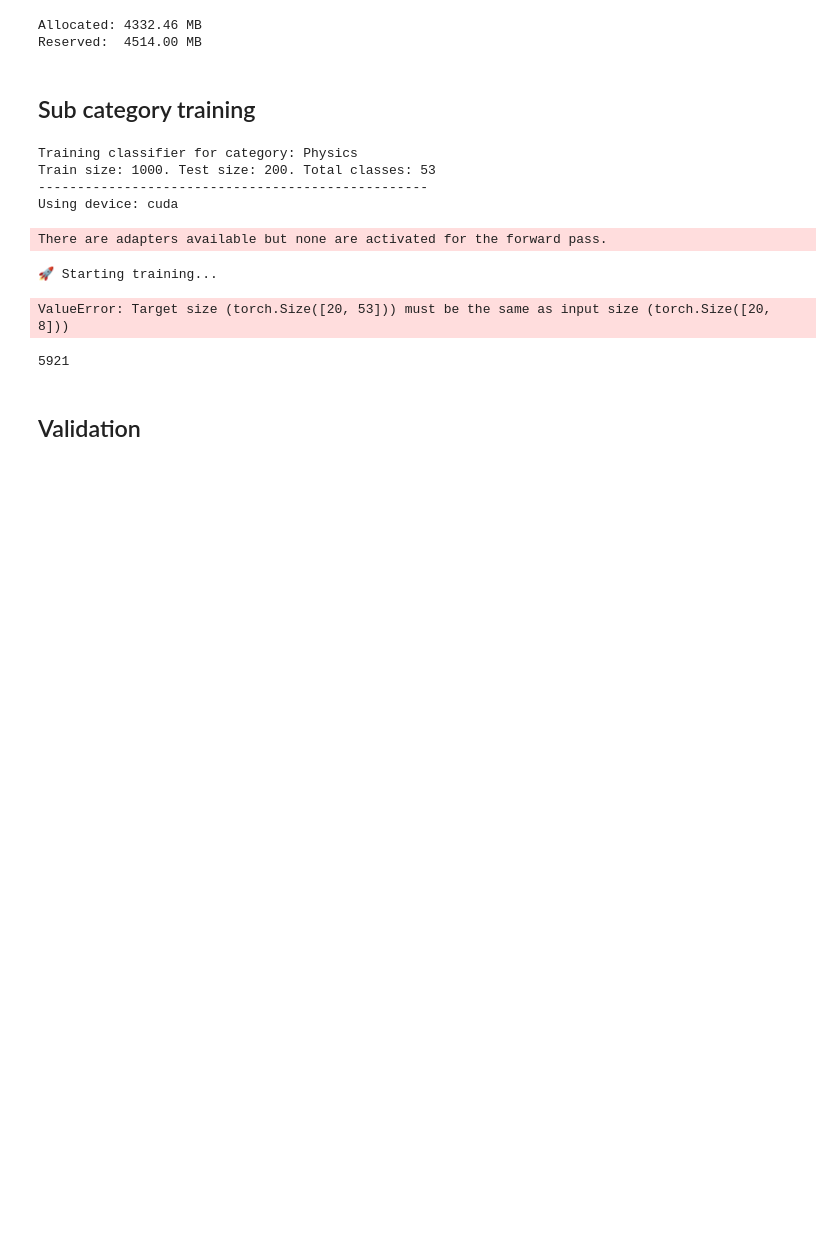
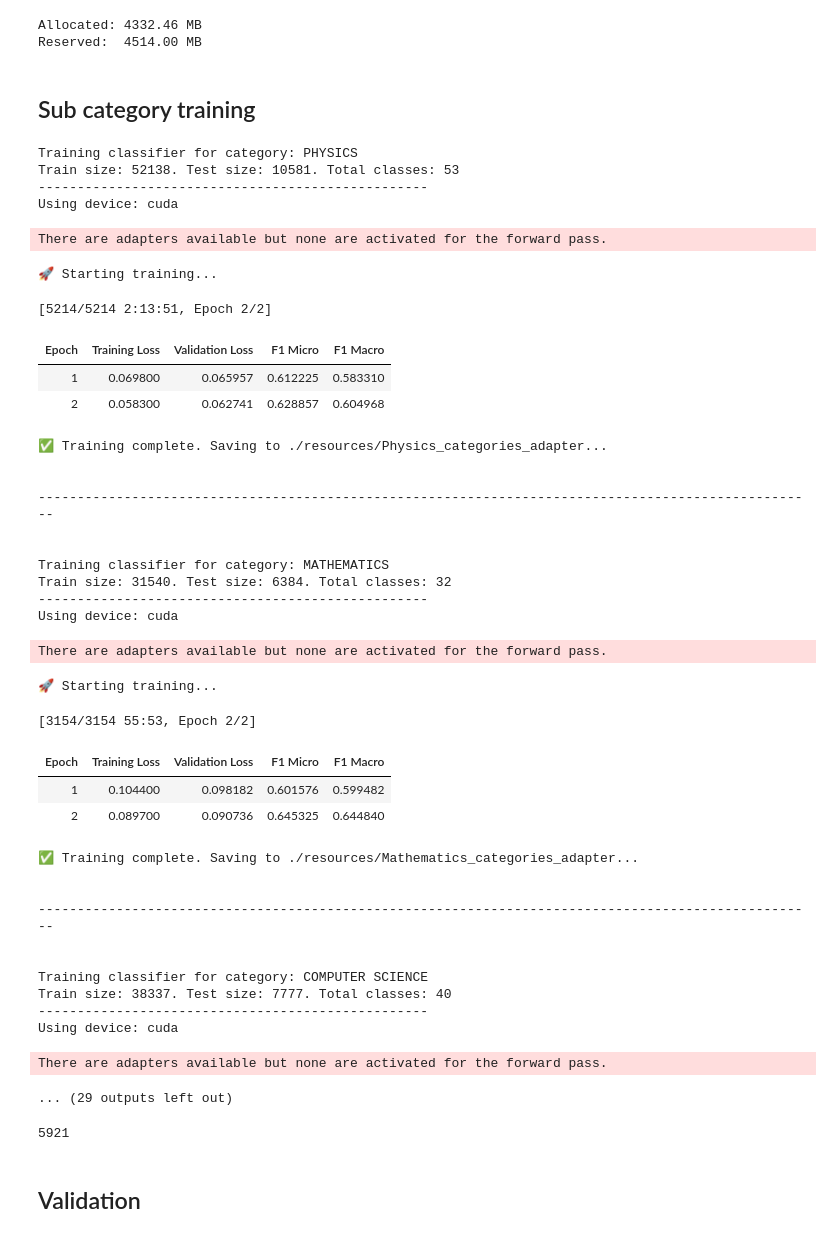
Before and after one commit to ShtiliyanUzunov/proj_irisai_interview, a Jupyter notebook: train.ipynb, the cells around one changed output. Drawn from its saved outputs; the diff is of its cells as text; code cells hidden in the pictures; blank space fills up the shorter version.

Commit message:
Finish training of the Sub category Adapters

```diff
--- a/train.ipynb
+++ b/train.ipynb
@@ -78,8 +78,8 @@ pipeline_test = False
 if pipeline_test:
     sub_train_size = 1000
     sub_test_size = 200
-    train_ds = IndexBasedDataset(master_ds, augmented_ds, np.random.choice(train_indices, 1000))
-    test_ds = IndexBasedDataset(master_ds, augmented_ds, np.random.choice(train_indices, 200))
+    train_ds = IndexBasedDataset(master_ds, augmented_ds, np.random.choice(train_indices, sub_train_size))
+    test_ds = IndexBasedDataset(master_ds, augmented_ds, np.random.choice(train_indices, sub_test_size))
 else:
     train_ds = IndexBasedDataset(master_ds, augmented_ds, train_indices)
     test_ds = IndexBasedDataset(master_ds, augmented_ds, test_indices)
@@ -357,53 +360,85 @@ TARGET_SUB_CLASSES = json.load(open("resources/target_sub_classes.json", "r"))
 # %%
-pipeline_test = True
+pipeline_test = False
 
 subc_config = TrainingConfig(
     learning_rate=5e-4,
-    num_train_epochs=1,
+    num_train_epochs=2,
     train_batch_size=20,
-    logging_steps=10
 )
 
 for parent_category, sub_categories in TARGET_SUB_CLASSES.items():
-    print(f"Training classifier for category: {parent_category}")
+    print(f"Training classifier for category: {parent_category.upper()}")
 
     train_subc_ind = load_indices_from_jsonl(f"resources/train_indicies_{parent_category}_categories.jsonl", flatten=True, shuffle=True, seed=42)
     test_subc_ind = load_indices_from_jsonl(f"resources/test_indices_{parent_category}_categories.jsonl", flatten=True, shuffle=True, seed=42)
 
 
     if pipeline_test:
         sub_train_size = 100
         sub_test_size = 20
-        train_subc_ds = IndexBasedDataset(master_ds, augmented_ds, np.random.choice(train_subc_ind, 1000))
-        test_subc_ds = IndexBasedDataset(master_ds, augmented_ds, np.random.choice(test_subc_ind, 200))
+        train_subc_ds = IndexBasedDataset(master_ds, augmented_ds, np.random.choice(train_subc_ind, sub_train_size))
+        test_subc_ds = IndexBasedDataset(master_ds, augmented_ds, np.random.choice(test_subc_ind, sub_test_size))
     else:
         train_subc_ds = IndexBasedDataset(master_ds, augmented_ds, train_subc_ind)
         test_subc_ds = IndexBasedDataset(master_ds, augmented_ds, test_subc_ind)
 
     print(f"Train size: {len(train_subc_ds)}. Test size: {len(test_subc_ds)}. Total classes: {len(sub_categories)}")
     print("-" * 50)
 
     mlb = create_mlb(sub_categories)
 
     train_pipeline(
         train_dataset=train_subc_ds,
         eval_dataset=test_subc_ds,
         hyperparams=subc_config,
         output_dir="./checkpoints",
         adapter_save_path=f"./resources/{parent_category}_categories_adapter",
         adapter_name=f"arxiv_{parent_category}_categories_classifier",
-        num_target_classes=len(TARGET_PARENT_CLASSES),
+        num_target_classes=len(sub_categories),
         mlb=mlb,
         is_parent=False
     )
+
+    print(f"\n\n{"-" * 100}\n\n")
 # %% [output]
-Training classifier for category: Physics
-Train size: 1000. Test size: 200. Total classes: 53
+Training classifier for category: PHYSICS
+Train size: 52138. Test size: 10581. Total classes: 53
 --------------------------------------------------
 Using device: cuda
 There are adapters available but none are activated for the forward pass.
 🚀 Starting training...
-ValueError: Target size (torch.Size([20, 53])) must be the same as input size (torch.Size([20, 8]))
+[5214/5214 2:13:51, Epoch 2/2]
+| Epoch | Training Loss | Validation Loss | F1 Micro | F1 Macro |
+| 1 | 0.069800 | 0.065957 | 0.612225 | 0.583310 |
+| 2 | 0.058300 | 0.062741 | 0.628857 | 0.604968 |
+✅ Training complete. Saving to ./resources/Physics_categories_adapter...
+
+
+----------------------------------------------------------------------------------------------------
+
+
+Training classifier for category: MATHEMATICS
+Train size: 31540. Test size: 6384. Total classes: 32
+--------------------------------------------------
+Using device: cuda
+There are adapters available but none are activated for the forward pass.
+🚀 Starting training...
+[3154/3154 55:53, Epoch 2/2]
+| Epoch | Training Loss | Validation Loss | F1 Micro | F1 Macro |
+| 1 | 0.104400 | 0.098182 | 0.601576 | 0.599482 |
+| 2 | 0.089700 | 0.090736 | 0.645325 | 0.644840 |
+✅ Training complete. Saving to ./resources/Mathematics_categories_adapter...
+
+
+----------------------------------------------------------------------------------------------------
+
+
+Training classifier for category: COMPUTER SCIENCE
+Train size: 38337. Test size: 7777. Total classes: 40
+--------------------------------------------------
+Using device: cuda
+There are adapters available but none are activated for the forward pass.
+... (29 outputs left out)
 # %%
 len(train_subc_ds)
 # %% [output]
```
Also changed, not shown: parts of 1 cell of this notebook.
